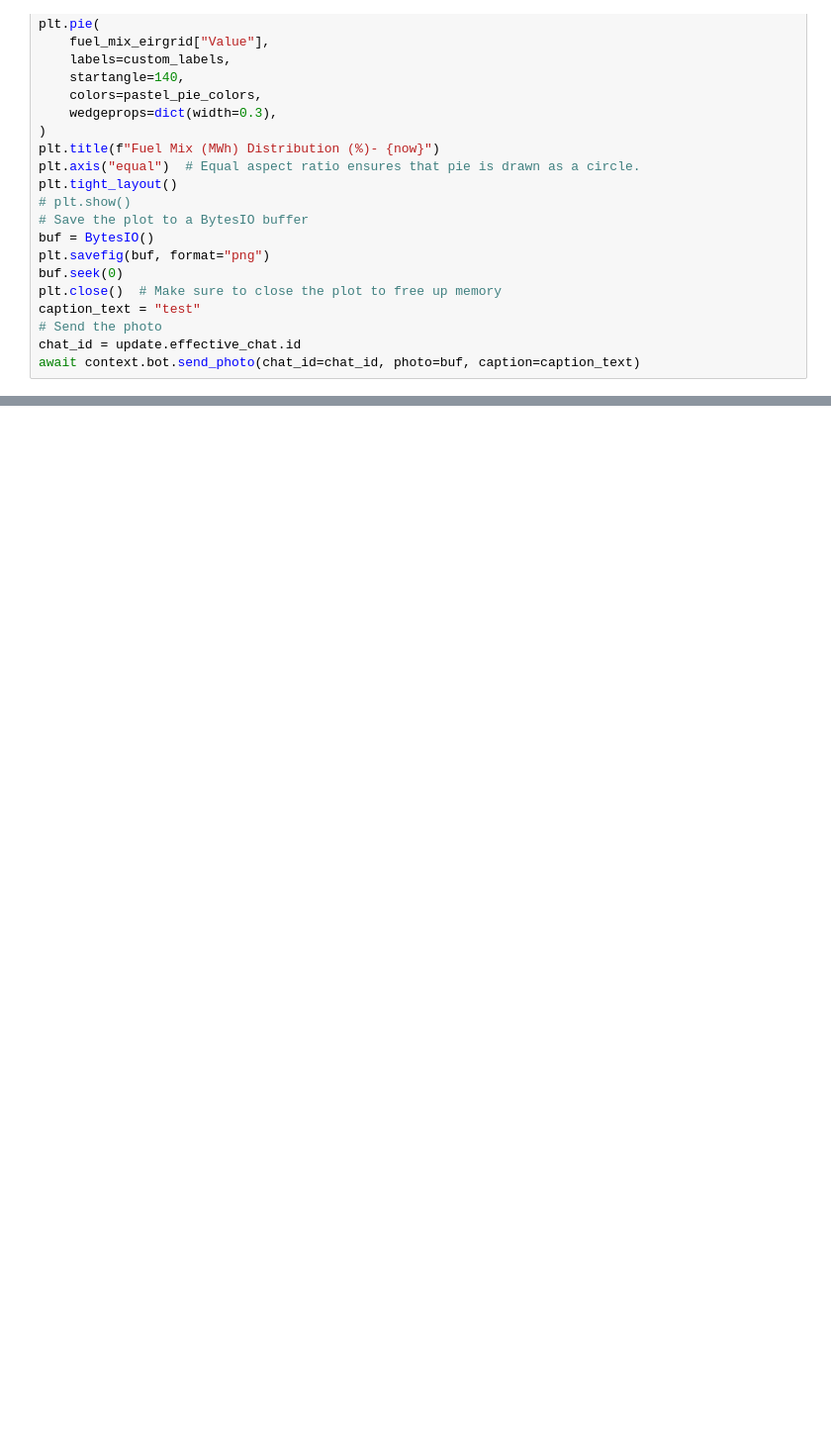
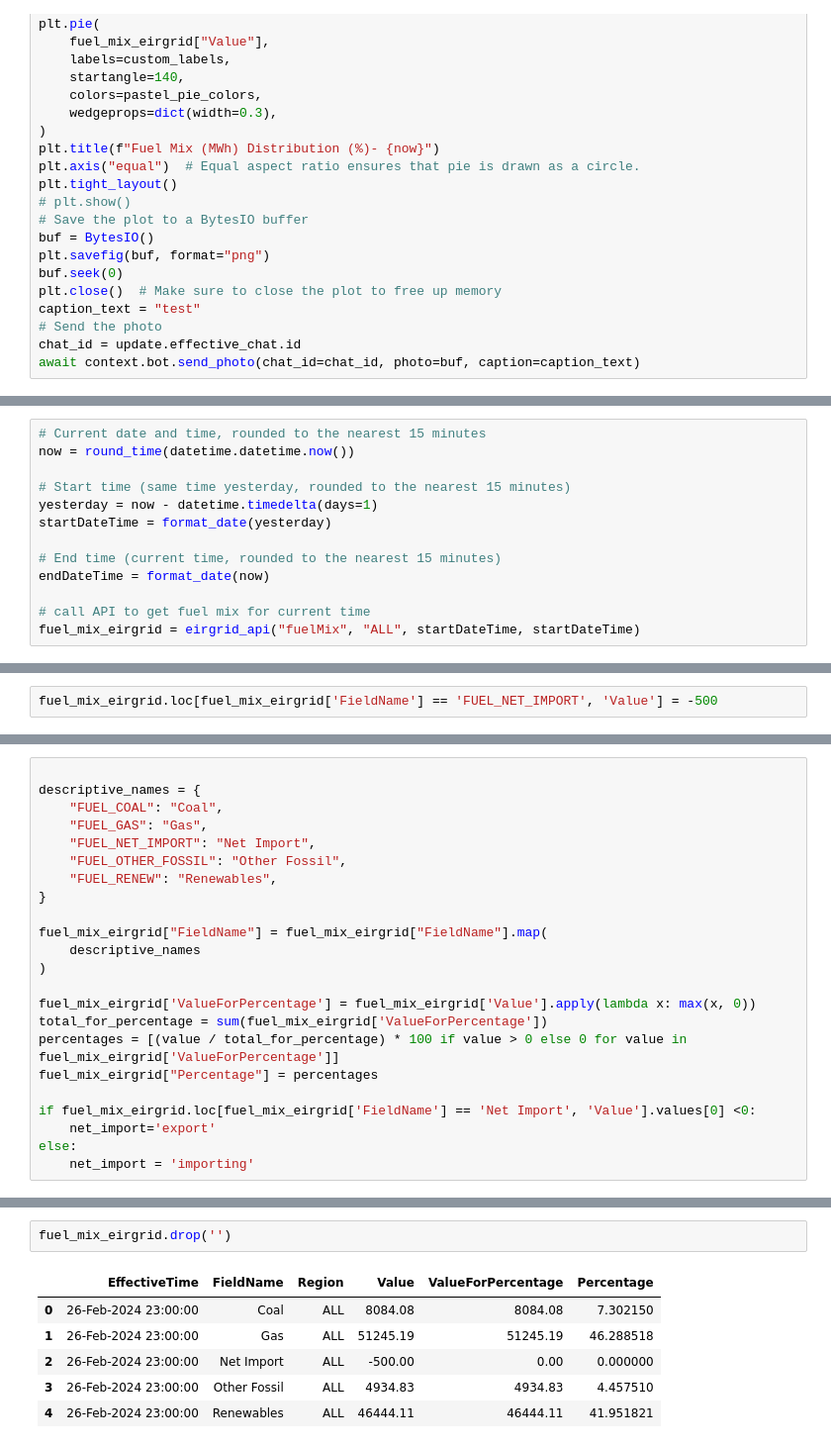
Before and after one commit to SaM-92/telegram-energy-api, a Jupyter notebook: eirgrid_api.ipynb, the cells around one changed output, grey strips where cells are left out. Shown at 99% size. Drawn from its saved outputs; the diff is of its cells as text; blank space fills up the shorter version.

```diff
--- a/eirgrid_api.ipynb
+++ b/eirgrid_api.ipynb
@@ -563,0 +617,13 @@ await context.bot.send_photo(chat_id=chat_id, photo=buf, caption=caption_text)
+# %%
+# Current date and time, rounded to the nearest 15 minutes
+now = round_time(datetime.datetime.now())
+
+# Start time (same time yesterday, rounded to the nearest 15 minutes)
+yesterday = now - datetime.timedelta(days=1)
+startDateTime = format_date(yesterday)
+
+# End time (current time, rounded to the nearest 15 minutes)
+endDateTime = format_date(now)
+
+# call API to get fuel mix for current time
+fuel_mix_eirgrid = eirgrid_api("fuelMix", "ALL", startDateTime, startDateTime)
@@ -563,0 +639,2 @@ await context.bot.send_photo(chat_id=chat_id, photo=buf, caption=caption_text)
+# %%
+fuel_mix_eirgrid.loc[fuel_mix_eirgrid['FieldName'] == 'FUEL_NET_IMPORT', 'Value'] = -500
@@ -563,0 +650,23 @@ await context.bot.send_photo(chat_id=chat_id, photo=buf, caption=caption_text)
+# %%
+
+descriptive_names = {
+    "FUEL_COAL": "Coal",
+    "FUEL_GAS": "Gas",
+    "FUEL_NET_IMPORT": "Net Import",
+    "FUEL_OTHER_FOSSIL": "Other Fossil",
+    "FUEL_RENEW": "Renewables",
+}
+
+fuel_mix_eirgrid["FieldName"] = fuel_mix_eirgrid["FieldName"].map(
+    descriptive_names
+)
+
+fuel_mix_eirgrid['ValueForPercentage'] = fuel_mix_eirgrid['Value'].apply(lambda x: max(x, 0))
+total_for_percentage = sum(fuel_mix_eirgrid['ValueForPercentage'])
+percentages = [(value / total_for_percentage) * 100 if value > 0 else 0 for value in fuel_mix_eirgrid['ValueForPercentage']]
+fuel_mix_eirgrid["Percentage"] = percentages
+
+if fuel_mix_eirgrid.loc[fuel_mix_eirgrid['FieldName'] == 'Net Import', 'Value'].values[0] <0:
+    net_import='export'
+else:
+    net_import = 'importing'
@@ -563,0 +683,9 @@ await context.bot.send_photo(chat_id=chat_id, photo=buf, caption=caption_text)
+# %%
+fuel_mix_eirgrid.drop('')
+# %% [output]
+|  | EffectiveTime | FieldName | Region | Value | ValueForPercentage | Percentage |
+| 0 | 26-Feb-2024 23:00:00 | Coal | ALL | 8084.08 | 8084.08 | 7.302150 |
+| 1 | 26-Feb-2024 23:00:00 | Gas | ALL | 51245.19 | 51245.19 | 46.288518 |
+| 2 | 26-Feb-2024 23:00:00 | Net Import | ALL | -500.00 | 0.00 | 0.000000 |
+| 3 | 26-Feb-2024 23:00:00 | Other Fossil | ALL | 4934.83 | 4934.83 | 4.457510 |
+| 4 | 26-Feb-2024 23:00:00 | Renewables | ALL | 46444.11 | 46444.11 | 41.951821 |
```
Also changed, not shown: parts of 39 cells of this notebook, 3 other files.
